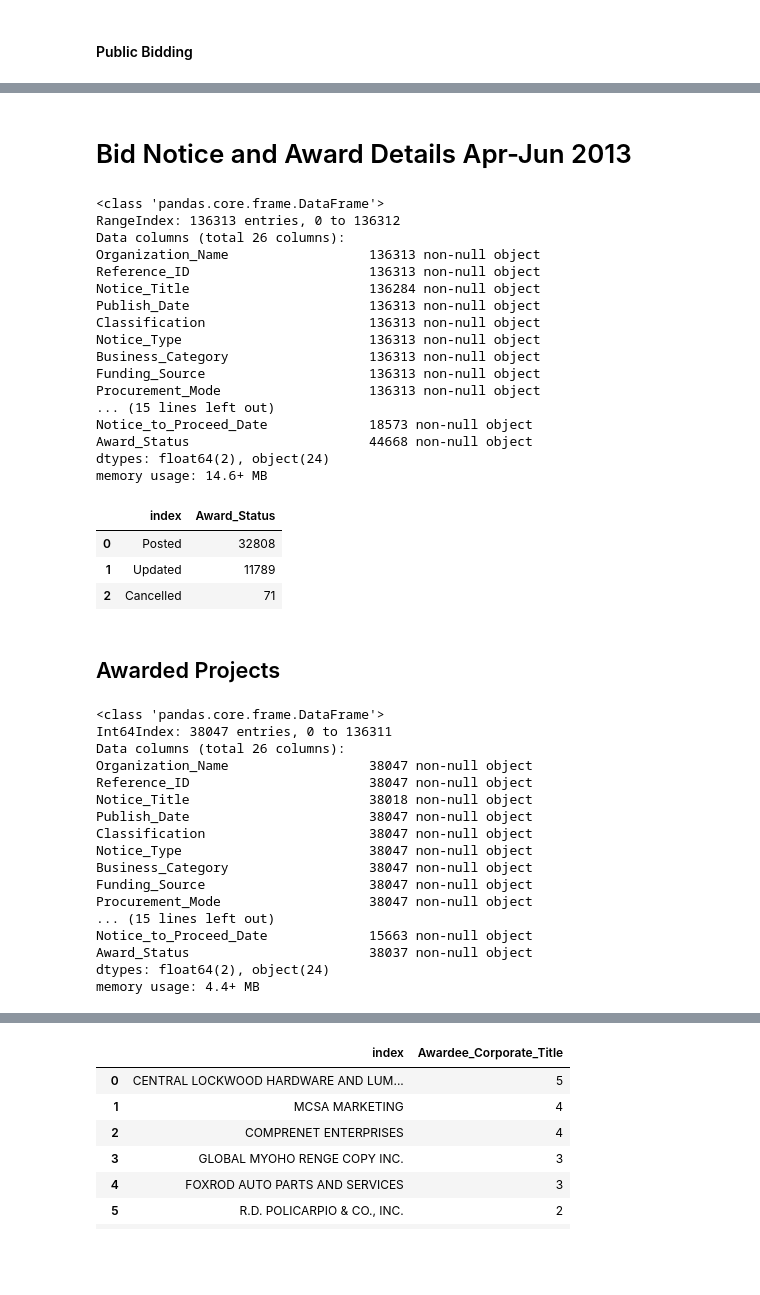
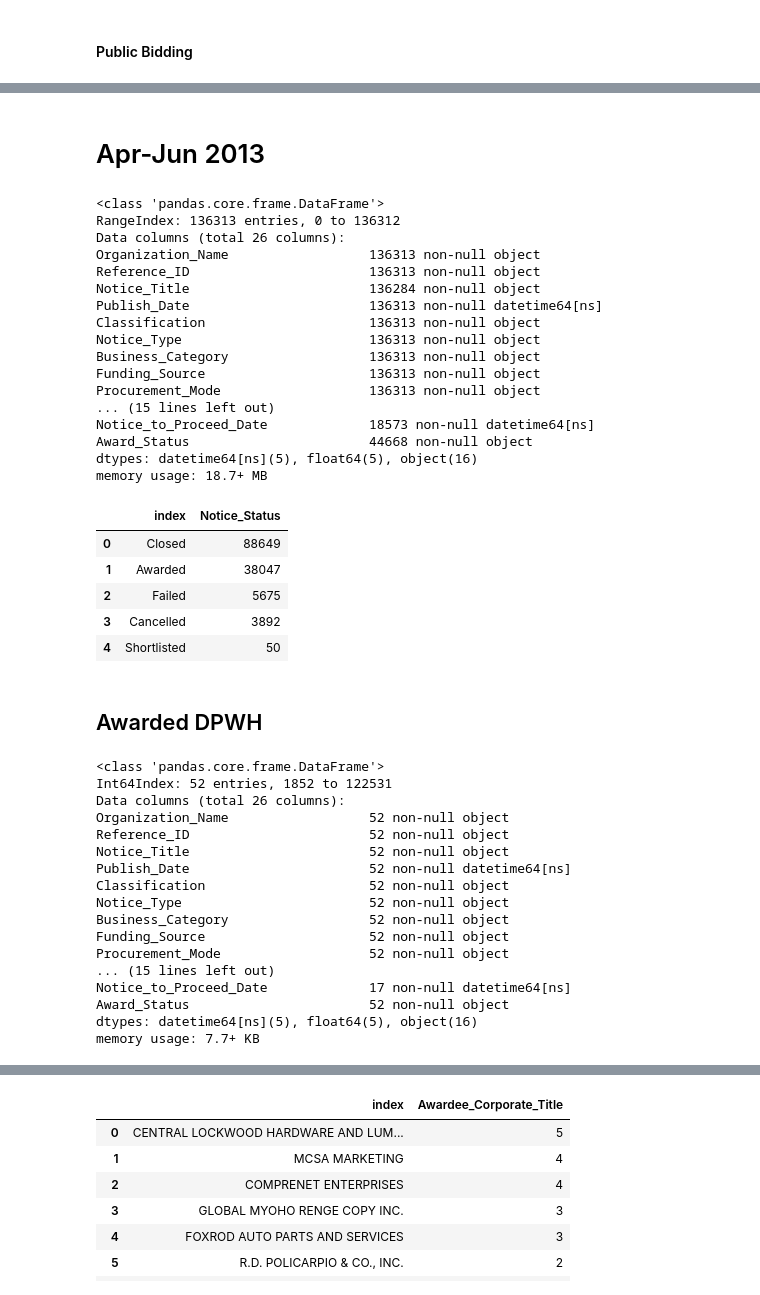
Before and after one commit to johnreiner/bids-and-awards, a Jupyter notebook: Bids and Awards 2013.ipynb, the cells around one changed output, grey strips where cells are left out. Drawn from its saved outputs; the diff is of its cells as text; code cells hidden in the pictures; blank space fills up the shorter version.

```diff
--- a/Bids and Awards 2013.ipynb
+++ b/Bids and Awards 2013.ipynb
@@ -5 +4,4 @@ import numpy as np
+# %%
+pd.options.display.max_columns = None
+pd.options.display.max_rows = None
 # %% [markdown]
@@ -9,2 +10,0 @@ bajanmar2013 = pd.read_csv("C:/Users/jantiquerra/Documents/Stories/DPWH/PhilGEPS
-# %%
-pd.set_option('display.max_columns', None)
@@ -194,7 +261,7 @@ DPWH_awarded_janmar2013[DPWH_awarded_janmar2013.Procurement_Mode == "Public Bidd
 # %% [markdown]
-# Bid Notice and Award Details Apr-Jun 2013
+# Apr-Jun 2013
 # %%
-baaprjun2013 = pd.read_csv("C:/Users/jantiquerra/Documents/Stories/DPWH/PhilGEPS Data/2013/csv/Bid Notice and Award Details Apr-June 2013.csv")
+baaprjun2013 = pd.read_excel("C:/Users/wolfgang/Documents/Work/DPWH/PhilGEPS Data/2013/Bid Notice and Award Details Apr-June 2013.xlsx")
 # %%
 baaprjun2013.info()
 # %% [output]
@@ -204,25 +271,27 @@ Data columns (total 26 columns):
 Organization_Name                  136313 non-null object
 Reference_ID                       136313 non-null object
 Notice_Title                       136284 non-null object
-Publish_Date                       136313 non-null object
+Publish_Date                       136313 non-null datetime64[ns]
 Classification                     136313 non-null object
 Notice_Type                        136313 non-null object
 Business_Category                  136313 non-null object
 Funding_Source                     136313 non-null object
 Procurement_Mode                   136313 non-null object
 ... (15 lines left out)
-Notice_to_Proceed_Date             18573 non-null object
+Notice_to_Proceed_Date             18573 non-null datetime64[ns]
 Award_Status                       44668 non-null object
-dtypes: float64(2), object(24)
-memory usage: 14.6+ MB
+dtypes: datetime64[ns](5), float64(5), object(16)
+memory usage: 18.7+ MB
 # %%
-baaprjun2013.Award_Status.value_counts().reset_index()
+baaprjun2013.Notice_Status.value_counts().reset_index()
 # %% [output]
-|  | index | Award_Status |
-| 0 | Posted | 32808 |
-| 1 | Updated | 11789 |
-| 2 | Cancelled | 71 |
+|  | index | Notice_Status |
+| 0 | Closed | 88649 |
+| 1 | Awarded | 38047 |
+| 2 | Failed | 5675 |
+| 3 | Cancelled | 3892 |
+| 4 | Shortlisted | 50 |
-# %% [markdown]
-## Awarded Projects
 # %%
 Abaaprjun2013 = baaprjun2013[baaprjun2013.Notice_Status == 'Awarded']
+# %% [markdown]
+## Awarded DPWH
@@ -229,20 +300,20 @@ Abaaprjun2013 = baaprjun2013[baaprjun2013.Notice_Status == 'Awarded']
 # %%
-Abaaprjun2013.info()
+DPWH_Abaaprjun2013.info()
 # %% [output]
 <class 'pandas.core.frame.DataFrame'>
-Int64Index: 38047 entries, 0 to 136311
+Int64Index: 52 entries, 1852 to 122531
 Data columns (total 26 columns):
-Organization_Name                  38047 non-null object
-Reference_ID                       38047 non-null object
-Notice_Title                       38018 non-null object
-Publish_Date                       38047 non-null object
-Classification                     38047 non-null object
-Notice_Type                        38047 non-null object
-Business_Category                  38047 non-null object
-Funding_Source                     38047 non-null object
-Procurement_Mode                   38047 non-null object
+Organization_Name                  52 non-null object
+Reference_ID                       52 non-null object
+Notice_Title                       52 non-null object
+Publish_Date                       52 non-null datetime64[ns]
+Classification                     52 non-null object
+Notice_Type                        52 non-null object
+Business_Category                  52 non-null object
+Funding_Source                     52 non-null object
+Procurement_Mode                   52 non-null object
 ... (15 lines left out)
-Notice_to_Proceed_Date             15663 non-null object
-Award_Status                       38037 non-null object
-dtypes: float64(2), object(24)
-memory usage: 4.4+ MB
+Notice_to_Proceed_Date             17 non-null datetime64[ns]
+Award_Status                       52 non-null object
+dtypes: datetime64[ns](5), float64(5), object(16)
+memory usage: 7.7+ KB
```
Also changed, not shown: parts of 140 cells of this notebook, 3 other files.
